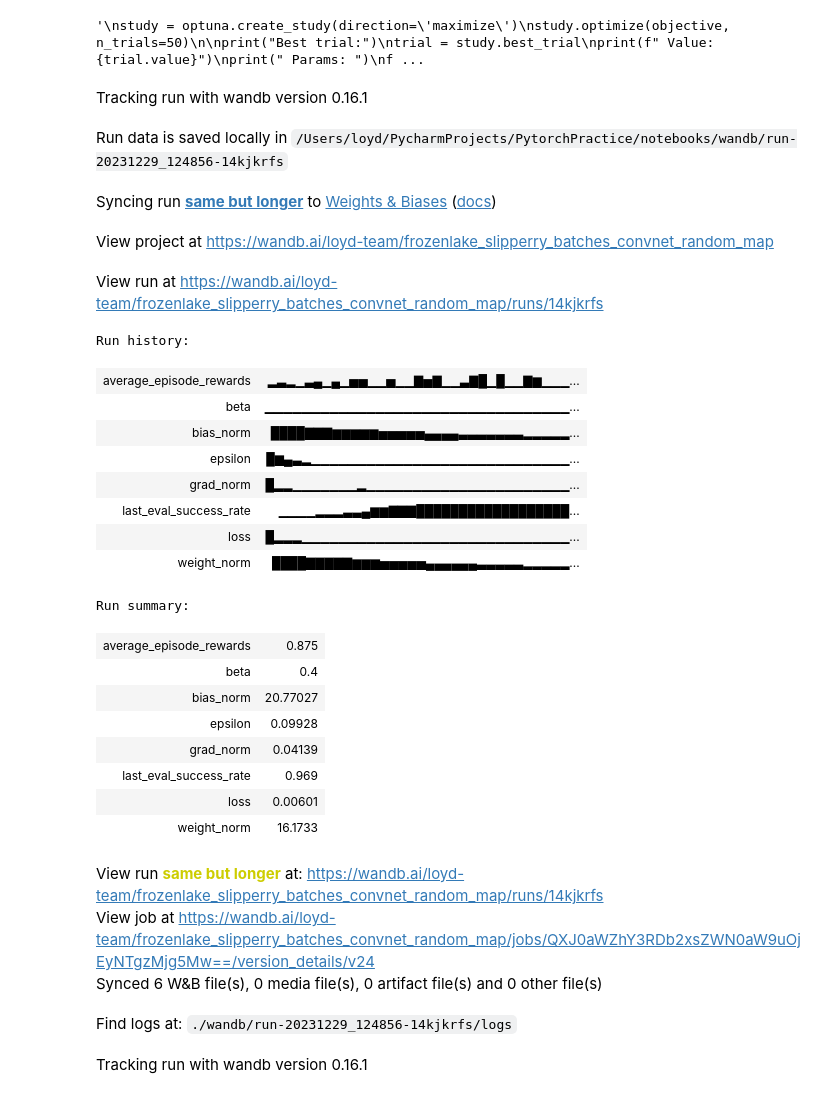
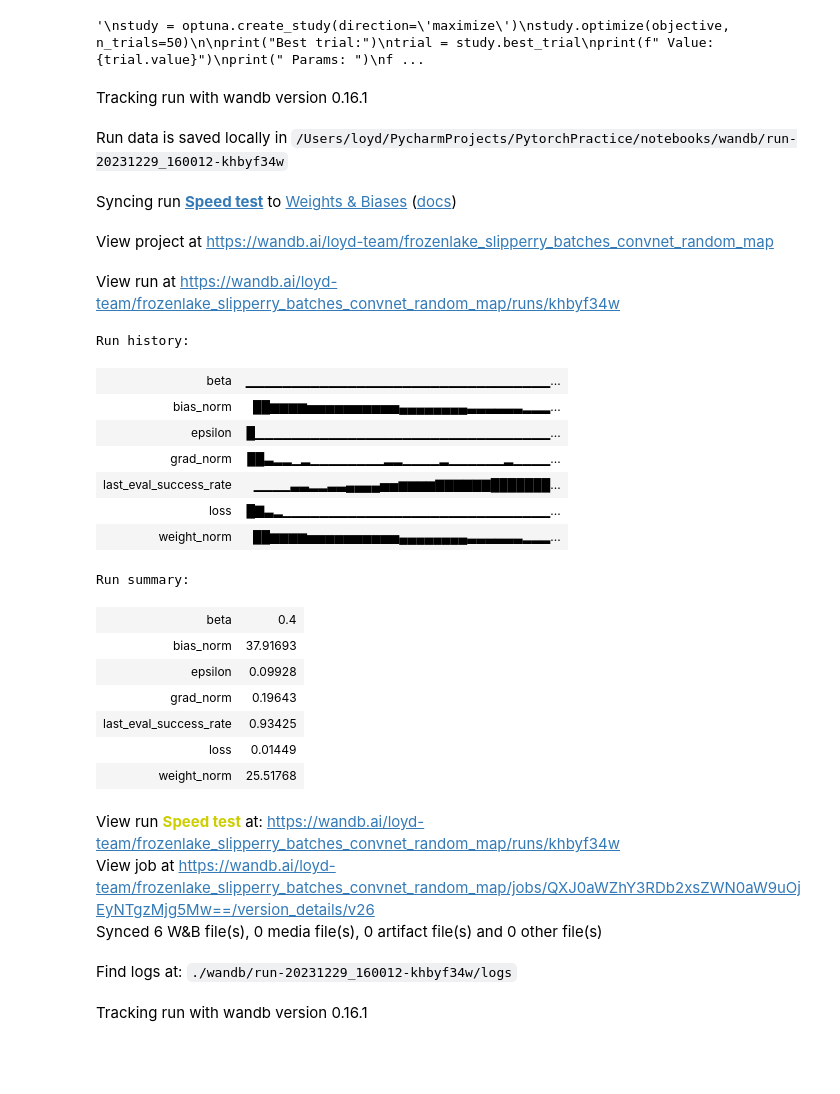
Before and after one commit to Looyyd/PytorchPractice, a Jupyter notebook: notebooks/ice_agent.ipynb, the cells around one changed output. Saved outputs shown, nothing was run; the diff lists cells and outputs as text; code cells hidden in the pictures; blank space fills up the shorter version.

```diff
--- a/notebooks/ice_agent.ipynb
+++ b/notebooks/ice_agent.ipynb
@@ -466,20 +456,20 @@ batch_size=128
 buffer_alpha=0.3
 beta=0.4
 beta_increment=0
-model2_episode_update_frequency = 100
+model2_step_update_frequency = 750
 # %%
 random_map = True
 is_slippery = False
 # %%
 # Train the model
-num_episodes = 2500
+num_steps = 10_000
 n_actions = env.action_space.n
 n_states = env.observation_space.n
 model = ConvNet(n_states, n_actions, dropout_p=dropout_p).to(device)
 optimizer = optim.Adam(model.parameters(), lr=learning_rate, weight_decay=weight_decay)
 loss_fn = nn.MSELoss()
 wandb.init(project="frozenlake_slipperry_batches_convnet_random_map",
-           name="same but longer",
+           name="Speed test",
            reinit=True,
            config={"learning_rate": learning_rate,
                    "gamma": gamma,
@@ -487,64 +477,62 @@ wandb.init(project="frozenlake_slipperry_batches_convnet_random_map",
                    "epsilon_decay": epsilon_decay,
                    "weight_decay": weight_decay,
                    "dropout_p": dropout_p,
-                   "num_episodes": num_episodes,
+                   "num_steps": num_steps,
                    "random_map": random_map,
                    "is_slippery": is_slippery,
                    "forward_step_reward": forward_step_reward,
                    "visited_step_reward": visited_step_reward,
                    "hole_reward": hole_reward,
                    "in_place_reward": in_place_reward,
                    "step_reward": step_reward,
                    "minimum_epsilon": min_epsilon,
                    "gradient_clipping_max_norm": gradient_clipping_max_norm,
                    "batch_size": batch_size,
                    "buffer_alpha": buffer_alpha,
                    "beta": beta,
                    "beta_increment": beta_increment,
-                   "model2_episode_update_frequency": model2_episode_update_frequency})
-model, _ = train_model(model, optimizer, loss_fn, gamma, epsilon, epsilon_decay, num_episodes, device, n_states,
+                   "model2_step_update_frequency": model2_step_update_frequency})
+model, _ = train_model(model, optimizer, loss_fn, gamma, epsilon, epsilon_decay, num_steps, device, n_states,
                     random_map=random_map, is_slippery=is_slippery,
                     forward_step_reward=forward_step_reward,
                     visited_step_reward=visited_step_reward,
                     hole_reward=hole_reward,
                     in_place_reward=in_place_reward,
                     step_reward=step_reward,
                     minimum_epsilon=min_epsilon,
                     gradient_clipping_max_norm=gradient_clipping_max_norm,
                     batch_size=batch_size,
                     buffer_alpha=buffer_alpha,
                     beta=beta,
                     beta_increment=beta_increment,
-                    model2_episode_update_frequency=model2_episode_update_frequency)
+                    model2_step_update_frequency=model2_step_update_frequency)
 wandb.finish()
 # %% [output]
 Tracking run with wandb version 0.16.1
-Run data is saved locally in /Users/loyd/PycharmProjects/PytorchPractice/notebooks/wandb/run-20231229_124856-14kjkrfs
+Run data is saved locally in /Users/loyd/PycharmProjects/PytorchPractice/notebooks/wandb/run-20231229_160012-khbyf34w
-Syncing run same but longer to Weights & Biases (docs)
+Syncing run Speed test to Weights & Biases (docs)
 View project at https://wandb.ai/loyd-team/frozenlake_slipperry_batches_convnet_random_map
-View run at https://wandb.ai/loyd-team/frozenlake_slipperry_batches_convnet_random_map/runs/14kjkrfs
+View run at https://wandb.ai/loyd-team/frozenlake_slipperry_batches_convnet_random_map/runs/khbyf34w
 Run history:
-| average_episode_rewards | ▂▃▂▁▃▄▁▄▁▅▅▁▁▅▁▁▇▅▇▁▁▃▇█▁█▁▁▇▆▁▁▁... |
 | beta | ▁▁▁▁▁▁▁▁▁▁▁▁▁▁▁▁▁▁▁▁▁▁▁▁▁▁▁▁▁▁▁▁▁... |
-| bias_norm | ████▇▇▇▆▆▆▆▆▅▅▅▅▅▄▄▄▄▃▃▃▃▃▃▃▂▂▂▂▂... |
-| epsilon | █▆▄▃▂▁▁▁▁▁▁▁▁▁▁▁▁▁▁▁▁▁▁▁▁▁▁▁▁▁▁▁▁... |
-| grad_norm | █▂▂▁▁▁▁▁▁▁▂▁▁▁▁▁▁▁▁▁▁▁▁▁▁▁▁▁▁▁▁▁▁... |
-| last_eval_success_rate | ▁▁▁▁▂▂▂▃▃▄▆▆▇▇▇██████████████████... |
-| loss | █▂▂▂▁▁▁▁▁▁▁▁▁▁▁▁▁▁▁▁▁▁▁▁▁▁▁▁▁▁▁▁▁... |
-| weight_norm | ████▇▇▇▇▇▆▆▆▅▅▅▅▅▄▄▄▄▄▄▃▃▃▃▃▂▂▂▂▂... |
+| bias_norm | ██▆▆▆▆▅▅▅▅▅▅▅▅▅▅▄▄▄▄▄▄▄▄▃▃▃▃▃▃▂▂▂... |
+| epsilon | █▁▁▁▁▁▁▁▁▁▁▁▁▁▁▁▁▁▁▁▁▁▁▁▁▁▁▁▁▁▁▁▁... |
+| grad_norm | ██▃▂▂▁▂▁▁▁▁▁▁▁▁▂▂▁▁▁▁▂▁▁▁▁▁▁▂▁▁▁▁... |
+| last_eval_success_rate | ▁▁▁▁▃▃▂▂▃▃▄▄▄▄▅▅▆▆▆▆▇▇▇▇▇▇███████... |
+| loss | █▇▃▂▁▁▁▁▁▁▁▁▁▁▁▁▁▁▁▁▁▁▁▁▁▁▁▁▁▁▁▁▁... |
+| weight_norm | ██▆▆▆▆▅▅▅▅▅▅▅▅▅▅▄▄▄▄▄▄▄▄▃▃▃▃▃▃▂▂▂... |
 Run summary:
-| average_episode_rewards | 0.875 |
 | beta | 0.4 |
-| bias_norm | 20.77027 |
+| bias_norm | 37.91693 |
 | epsilon | 0.09928 |
-| grad_norm | 0.04139 |
-| last_eval_success_rate | 0.969 |
-| loss | 0.00601 |
-| weight_norm | 16.1733 |
+| grad_norm | 0.19643 |
+| last_eval_success_rate | 0.93425 |
+| loss | 0.01449 |
+| weight_norm | 25.51768 |
-View run same but longer at: https://wandb.ai/loyd-team/frozenlake_slipperry_batches_convnet_random_map/runs/14kjkrfs
-View job at https://wandb.ai/loyd-team/frozenlake_slipperry_batches_convnet_random_map/jobs/QXJ0aWZhY3RDb2xsZWN0aW9uOjEyNTgzMjg5Mw==/version_details/v24
+View run Speed test at: https://wandb.ai/loyd-team/frozenlake_slipperry_batches_convnet_random_map/runs/khbyf34w
+View job at https://wandb.ai/loyd-team/frozenlake_slipperry_batches_convnet_random_map/jobs/QXJ0aWZhY3RDb2xsZWN0aW9uOjEyNTgzMjg5Mw==/version_details/v26
 Synced 6 W&B file(s), 0 media file(s), 0 artifact file(s) and 0 other file(s)
-Find logs at: ./wandb/run-20231229_124856-14kjkrfs/logs
+Find logs at: ./wandb/run-20231229_160012-khbyf34w/logs
 # %%
     # save model
 torch.save(model.state_dict(), "frozenlake_convnet_random_map_96.pt")
```
Also changed, not shown: parts of 5 cells of this notebook.
